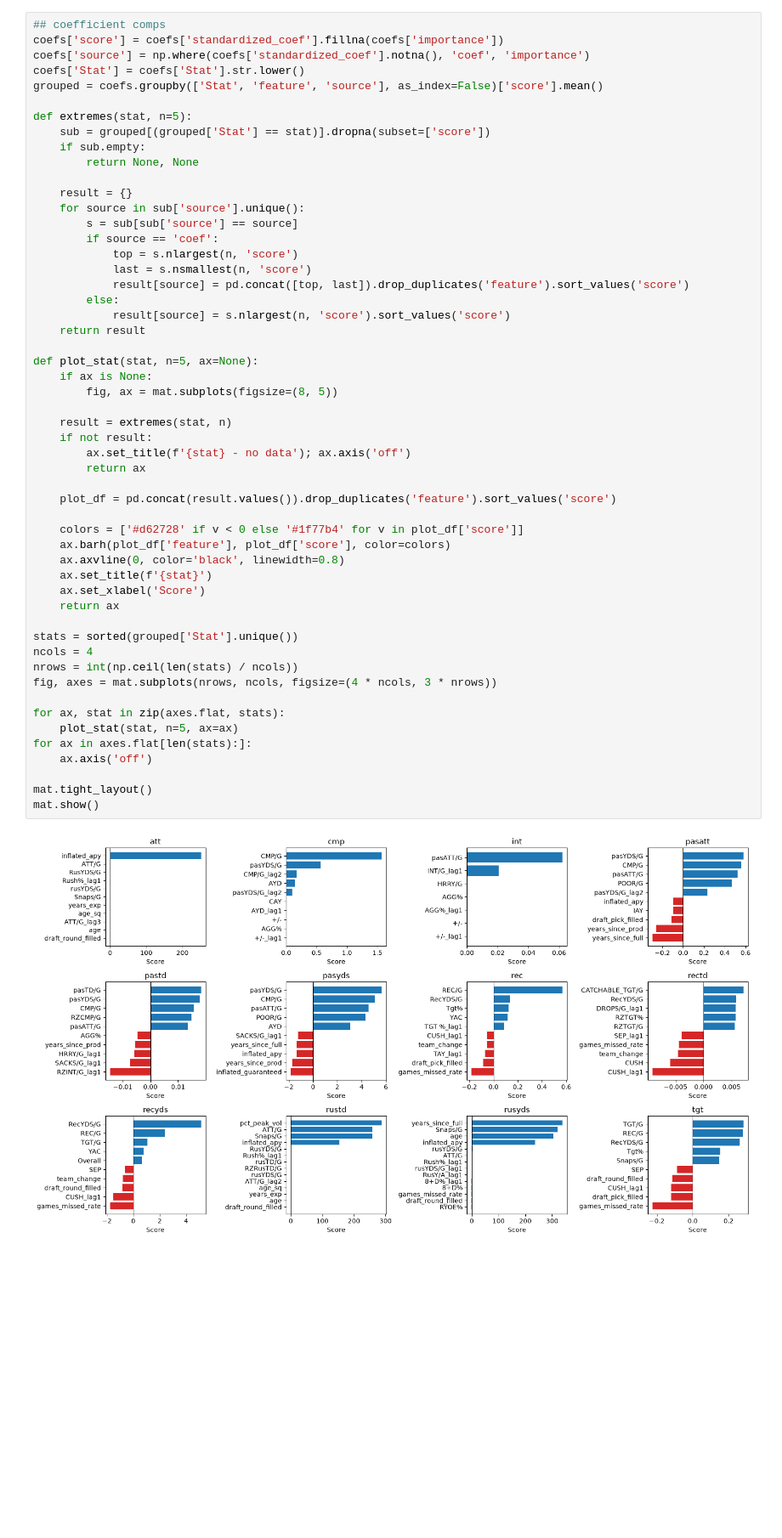
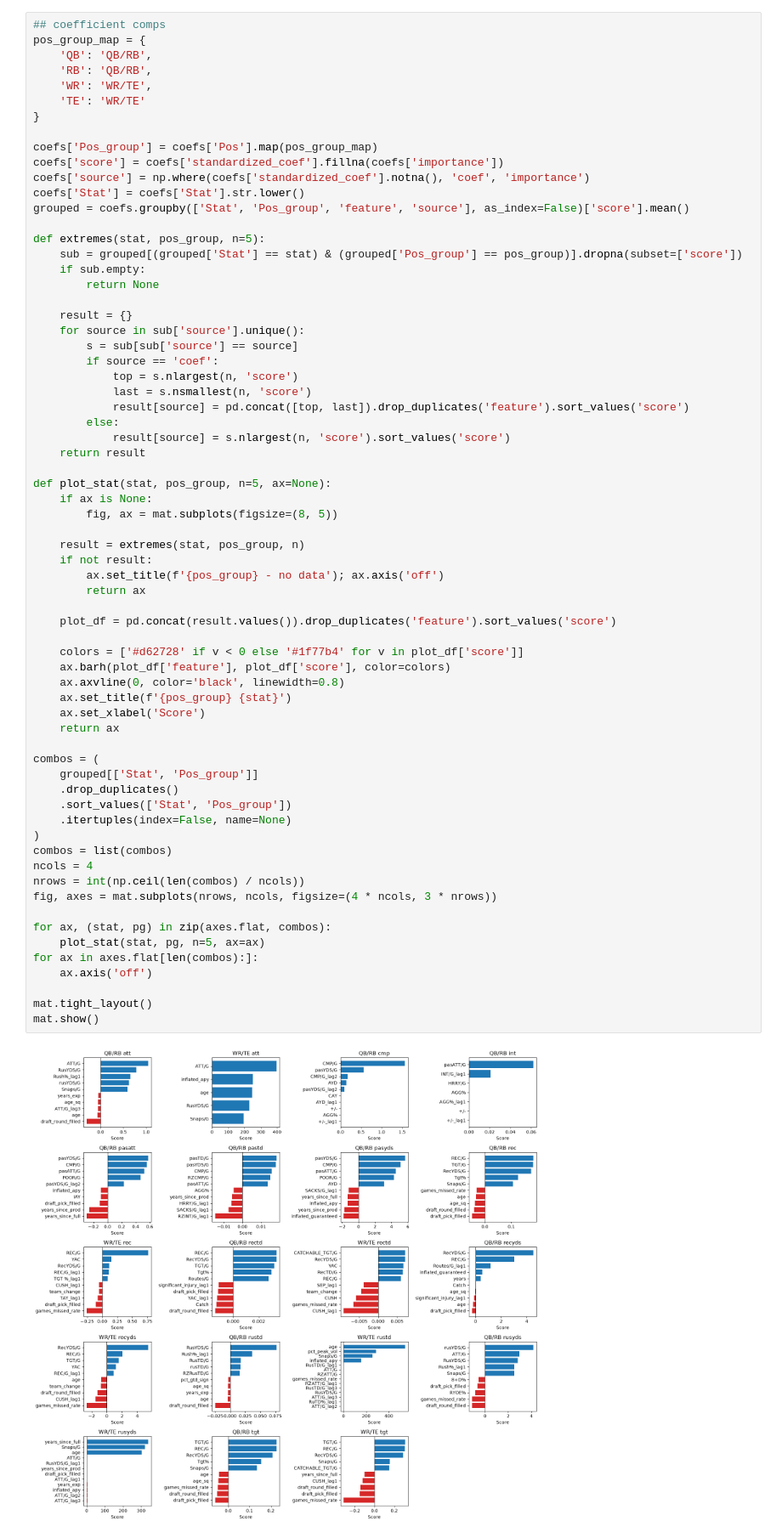
Before and after one commit to danielbeckley1234/Fantasy-Football-Projections-Using-ML, a Jupyter notebook: modeling_scripts/visuals.ipynb, the cells around one changed output. Shown at 85% size. Saved outputs shown, nothing was run; the diff lists cells and outputs as text; blank space fills up the shorter version.

Commit message:
fixed coef/importance comps

```diff
--- a/modeling_scripts/visuals.ipynb
+++ b/modeling_scripts/visuals.ipynb
@@ -18,15 +18,23 @@ coefs = pd.read_csv(base_path / "model_coefs.csv")
 best_models = pd.read_csv(base_path / "best_models.csv")
 # %%
 ## coefficient comps
+pos_group_map = {
+    'QB': 'QB/RB',
+    'RB': 'QB/RB',
+    'WR': 'WR/TE',
+    'TE': 'WR/TE'
+}
+
+coefs['Pos_group'] = coefs['Pos'].map(pos_group_map)
 coefs['score'] = coefs['standardized_coef'].fillna(coefs['importance'])
 coefs['source'] = np.where(coefs['standardized_coef'].notna(), 'coef', 'importance')
 coefs['Stat'] = coefs['Stat'].str.lower()
-grouped = coefs.groupby(['Stat', 'feature', 'source'], as_index=False)['score'].mean()
+grouped = coefs.groupby(['Stat', 'Pos_group', 'feature', 'source'], as_index=False)['score'].mean()
 
-def extremes(stat, n=5):
-    sub = grouped[(grouped['Stat'] == stat)].dropna(subset=['score'])
+def extremes(stat, pos_group, n=5):
+    sub = grouped[(grouped['Stat'] == stat) & (grouped['Pos_group'] == pos_group)].dropna(subset=['score'])
     if sub.empty:
-        return None, None
+        return None
 
     result = {}
     for source in sub['source'].unique():
@@ -34,43 +42,49 @@ def extremes(stat, n=5):
         if source == 'coef':
             top = s.nlargest(n, 'score')
             last = s.nsmallest(n, 'score')
             result[source] = pd.concat([top, last]).drop_duplicates('feature').sort_values('score')
         else:
             result[source] = s.nlargest(n, 'score').sort_values('score')
     return result
 
-def plot_stat(stat, n=5, ax=None):
+def plot_stat(stat, pos_group, n=5, ax=None):
     if ax is None:
         fig, ax = mat.subplots(figsize=(8, 5))
 
-    result = extremes(stat, n)
+    result = extremes(stat, pos_group, n)
     if not result:
-        ax.set_title(f'{stat} - no data'); ax.axis('off')
+        ax.set_title(f'{pos_group} - no data'); ax.axis('off')
         return ax
 
     plot_df = pd.concat(result.values()).drop_duplicates('feature').sort_values('score')
 
     colors = ['#d62728' if v < 0 else '#1f77b4' for v in plot_df['score']]
     ax.barh(plot_df['feature'], plot_df['score'], color=colors)
     ax.axvline(0, color='black', linewidth=0.8)
-    ax.set_title(f'{stat}')
+    ax.set_title(f'{pos_group} {stat}')
     ax.set_xlabel('Score')
     return ax
 
-stats = sorted(grouped['Stat'].unique())
+combos = (
+    grouped[['Stat', 'Pos_group']]
+    .drop_duplicates()
+    .sort_values(['Stat', 'Pos_group'])
+    .itertuples(index=False, name=None)
+)
+combos = list(combos)
 ncols = 4
-nrows = int(np.ceil(len(stats) / ncols))
+nrows = int(np.ceil(len(combos) / ncols))
 fig, axes = mat.subplots(nrows, ncols, figsize=(4 * ncols, 3 * nrows))
 
-for ax, stat in zip(axes.flat, stats):
-    plot_stat(stat, n=5, ax=ax)
-for ax in axes.flat[len(stats):]:
+for ax, (stat, pg) in zip(axes.flat, combos):
+    plot_stat(stat, pg, n=5, ax=ax)
+for ax in axes.flat[len(combos):]:
     ax.axis('off')
 
 mat.tight_layout()
 mat.show()
 # %% [output]
-[figure, old version]
+[figure, new version]
 # %%
 ## best model comps
 MODELS = ['Lasso', 'Ridge', 'GBM']
```
